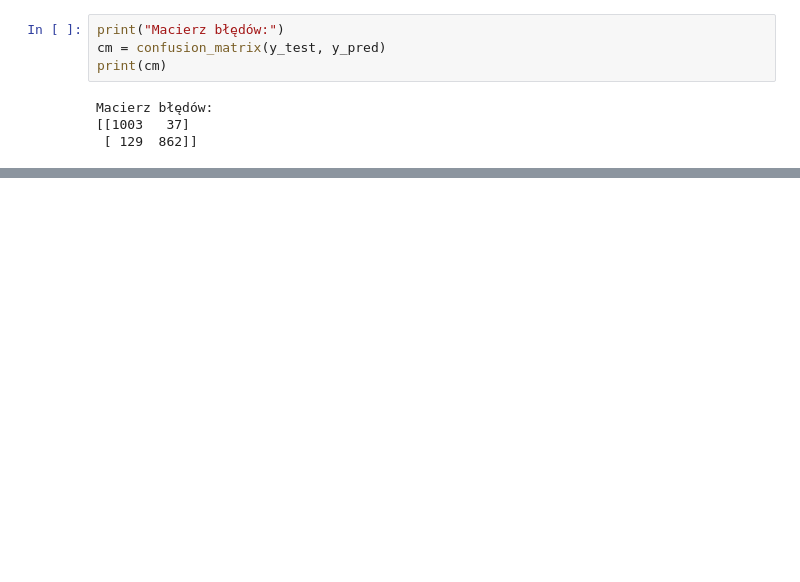
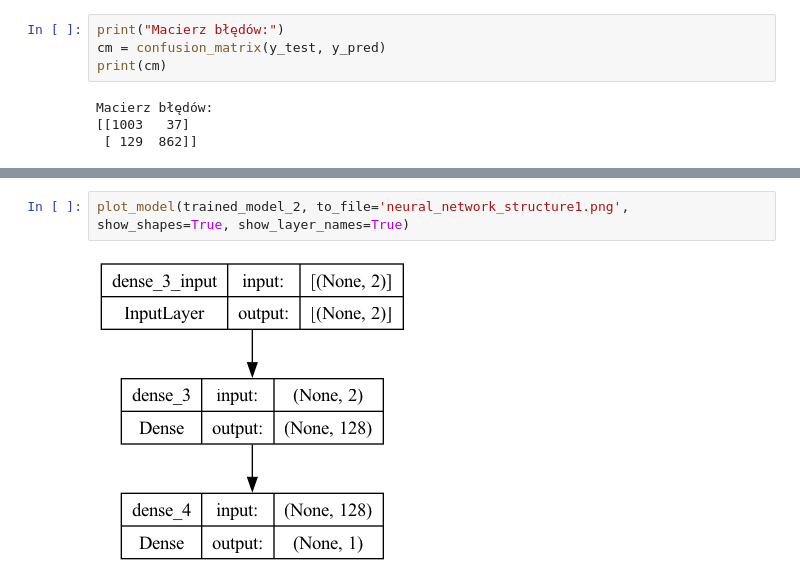
Before and after one commit to nwielocha/mushroom-classification, a Jupyter notebook: Mushroom Classification.ipynb, the cells around one changed output, grey strips where cells are left out. Drawn from its saved outputs; the diff is of its cells as text; blank space fills up the shorter version.

```diff
--- a/Mushroom Classification.ipynb
+++ b/Mushroom Classification.ipynb
@@ -425,0 +480,4 @@ You must install pydot (`pip install pydot`) and install graphviz (see instructi
+# %%
+plot_model(trained_model_2, to_file='neural_network_structure1.png', show_shapes=True, show_layer_names=True)
+# %% [output]
+[figure, added]
```
Also changed, not shown: parts of 53 cells of this notebook, 2 other files.
